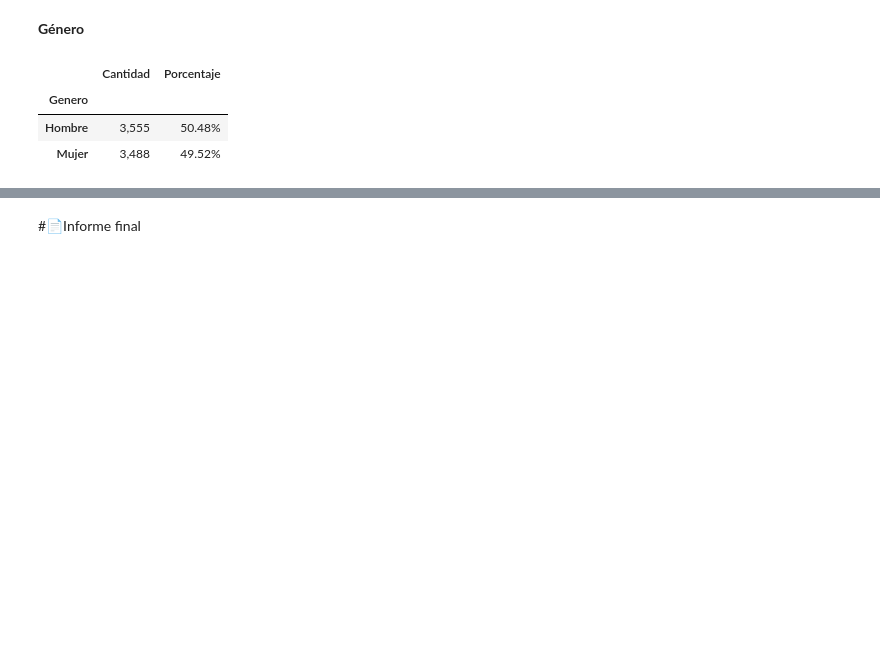
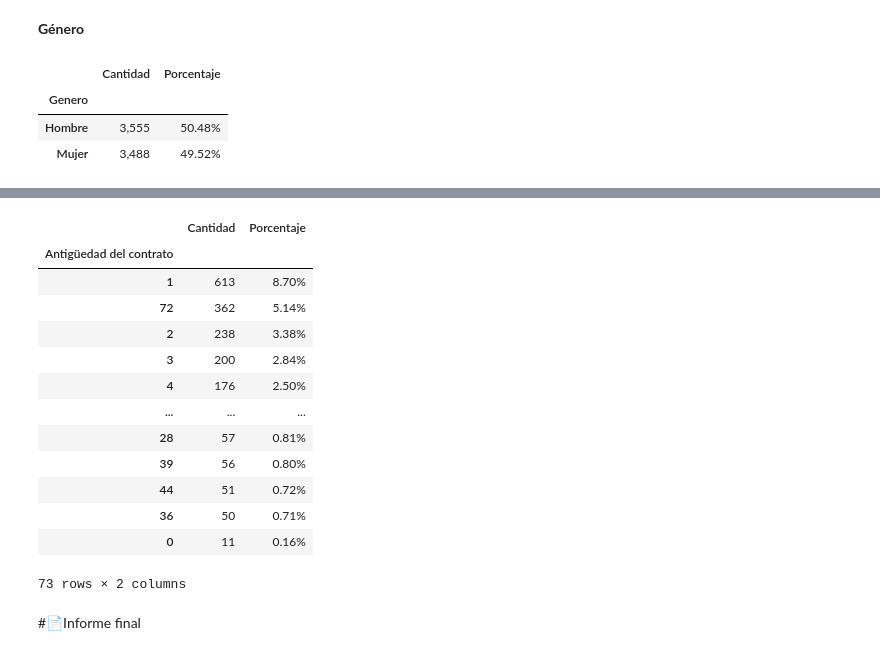
Before and after one commit to JGP-Code/TelecomX_LATAM_Challenge, a Jupyter notebook: TelecomX_LATAM.ipynb, the cells around one changed output, grey strips where cells are left out. Drawn from its saved outputs; the diff is of its cells as text; code cells hidden in the pictures; blank space fills up the shorter version.

```diff
--- a/TelecomX_LATAM.ipynb
+++ b/TelecomX_LATAM.ipynb
@@ -474,2 +590,31 @@ plt.show()
+# %%
+#antigüedad del contrato
+
+cuenta_antiguedad = datos_normalizados['customer.tenure'].value_counts()
+porcentaje_antiguedad = datos_normalizados['customer.tenure'].value_counts(normalize=True) * 100
+
+df_antiguedad = pd.DataFrame({'Cantidad': cuenta_antiguedad, 'Porcentaje': porcentaje_antiguedad})
+
+df_antiguedad['Cantidad'] = df_antiguedad['Cantidad'].map('{:,.0f}'.format)
+df_antiguedad['Porcentaje'] = df_antiguedad['Porcentaje'].map('{:.2f}%'.format)
+
+df_antiguedad.index.name = 'Antigüedad del contrato'
+
+df_antiguedad
+# %% [output]
+|  | Cantidad | Porcentaje |
+| Antigüedad del contrato |  |  |
+| 1 | 613 | 8.70% |
+| 72 | 362 | 5.14% |
+| 2 | 238 | 3.38% |
+| 3 | 200 | 2.84% |
+| 4 | 176 | 2.50% |
+| ... | ... | ... |
+| 28 | 57 | 0.81% |
+| 39 | 56 | 0.80% |
+| 44 | 51 | 0.72% |
+| 36 | 50 | 0.71% |
+| 0 | 11 | 0.16% |
+73 rows × 2 columns
 # %% [markdown]
 #📄Informe final
```
Also changed, not shown: parts of 7 cells of this notebook.
